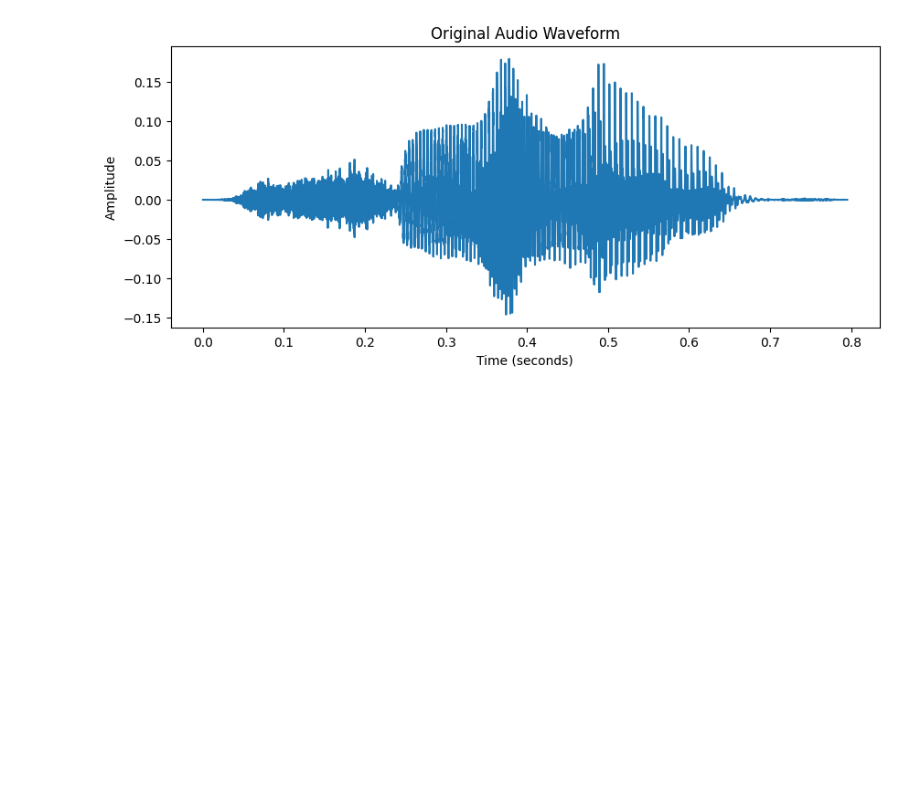
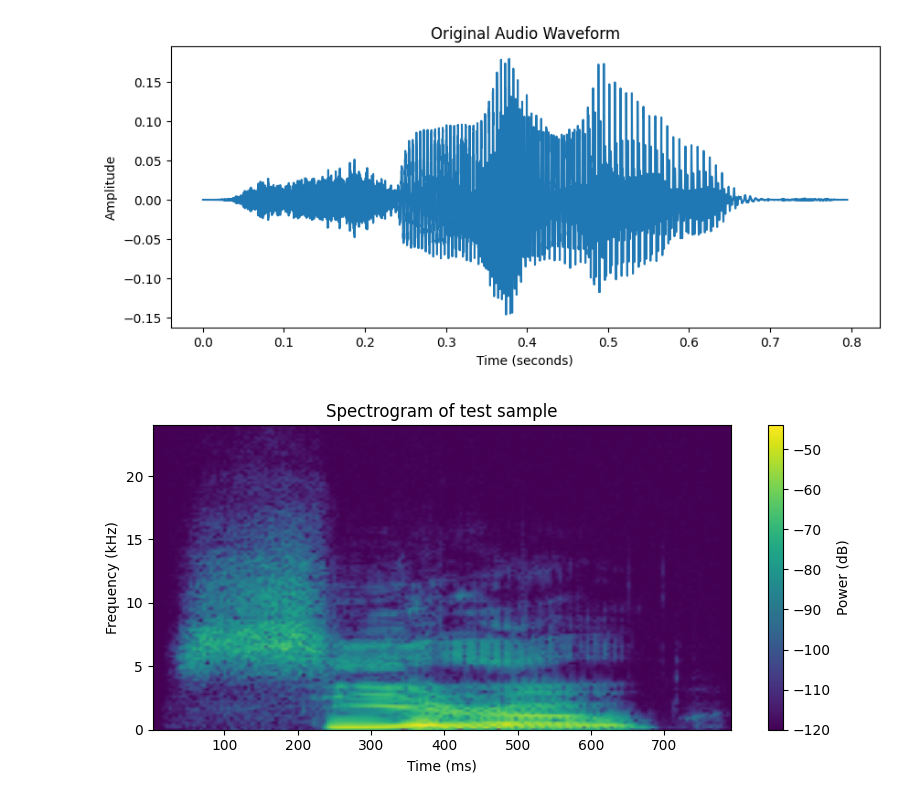
Before and after one commit to jackhenry02/Radar_SNN_2, a Jupyter notebook: library_testing/lauscher/data_test_visualisation.ipynb, the cells around one changed output. Saved outputs shown, nothing was run; the diff lists cells and outputs as text; code cells hidden in the pictures; blank space fills up the shorter version.

Commit message:
data visual spectrogram added

```diff
--- a/library_testing/lauscher/data_test_visualisation.ipynb
+++ b/library_testing/lauscher/data_test_visualisation.ipynb
@@ -52,6 +52,26 @@ plt.show()
 Sample rate: 48000
 Shape: (38172,)
 [figure]
+# %%
+# ============================================================
+# 3️⃣ Plot Spectrogram (Frequency vs Time)
+# ============================================================
+from scipy.signal import spectrogram
+
+f, t_spec, Sxx = spectrogram(audio, fs=samplerate)
+
+plt.figure(figsize=(8, 4))
+plt.pcolormesh(t_spec * 1000, f / 1000, 10 * np.log10(Sxx + 1e-12),
+               shading='gouraud')
+plt.ylabel("Frequency (kHz)")
+plt.xlabel("Time (ms)")
+plt.title("Spectrogram of test sample")
+plt.colorbar(label="Power (dB)")
+#plt.ylim(0, 50)  # show ultrasonic range
+plt.tight_layout()
+plt.show()
+# %% [output]
+[figure, added]
 # %%
 from IPython.display import Audio
 
```
